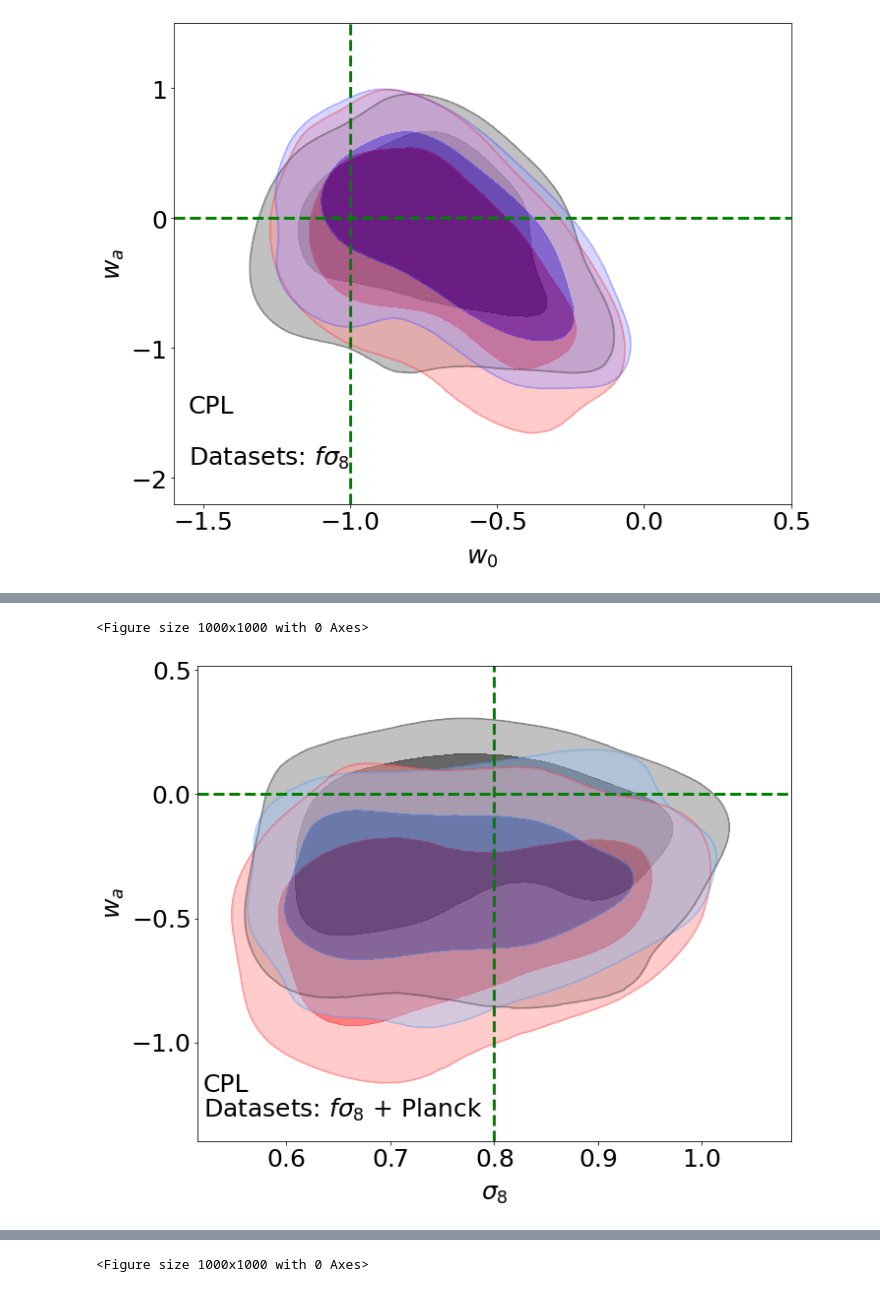
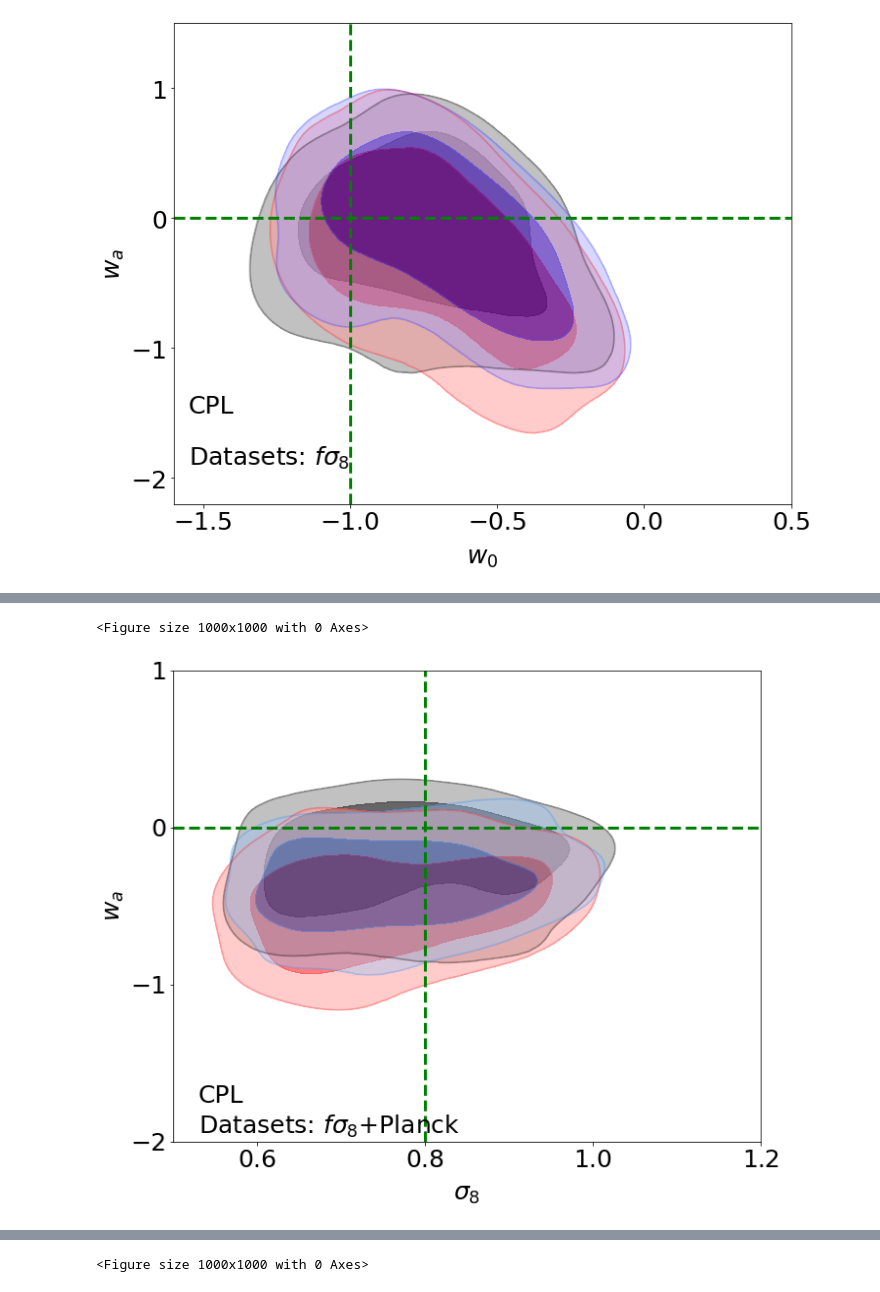
Before and after one commit to igomezv/neuralCosmoReconstruction, a Jupyter notebook: notebooks/getdist_waCDM_crann.ipynb, the cells around one changed output, grey strips where cells are left out. Cells and saved outputs as stored; diff of their text form; code cells hidden in the pictures.

Commit message:
update posterior plots

```diff
--- a/notebooks/getdist_waCDM_crann.ipynb
+++ b/notebooks/getdist_waCDM_crann.ipynb
@@ -20,8 +20,8 @@ $ \frac{H(z)^2}{H_0^2} = \Omega_{m,0}(1+z)^3 + (1-\Omega_{m,0})(1+z)^{3(1+\omega
 
 #### Defining file names for MCMC chains for posterior pdf sampling
 # %%
-dir_name = '/home/cosmocicatais/simpleMC/chains/'
-# dir_name = '/home/isidro/SimpleMC/chains/'
+# dir_name = '/home/cosmocicatais/simpleMC/chains/'
+dir_name = '/home/isidro/Documents/github/simplemc_tests/chains/'
 # dir_name = "chains/"
 
 dir_name_sn = dir_name + 'SN/'
@@ -521,31 +587,31 @@ Removed 0.1 as burn in
 # %%
 plt.figure(figsize=(10, 10), dpi=100)
 
 g2= plots.getSinglePlotter(chain_dir = dir_name_fs8_planck, width_inch= 10,
                           ratio = 0.8,
                           analysis_settings={'smooth_scale_2D': 0.5,
                                              'smooth_scale_1D': 0.5,
                                              'ignore_rows': 0.1})
 g2.settings.lab_fontsize = 25
 g2.settings.legend_fontsize = 25
 g2.settings.axes_fontsize = 25
 
 g2.plot_2d(roots_fs8_planck, 's8', 'wa', colors=['black', 'red'], filled=True,
            alphas = [0.6, 0.5, 0.4],
           legend_loc='upper right')
 
 # g2.add_legend(['Original', 'FFNN',
 #                                'FFNN+MC-DO'])
 
 g2.add_x_marker(0.8, color='green', lw=3.0)
 g2.add_y_marker(0, color='green', lw=3.0)
-# plt.xlim(-1.6,0.5)
-# plt.ylim(-2.2,1.5)
+plt.xlim(0.5,1.2)
+plt.ylim(-2, 1)
 # plt.text(-1.41, -1.1, 'CPL', fontsize=25)
 # plt.text(-1.41, -1.3, 'Datasets: $f_{\sigma_8}$ + Planck', fontsize=25)
-plt.text(0.52, -1.2, 'CPL', fontsize=25)
-plt.text(0.52, -1.3, 'Datasets: $f \sigma_8$ + Planck', fontsize=25)
+plt.text(0.53, -1.75, 'CPL', fontsize=25)
+plt.text(0.53, -1.95, 'Datasets: $f \sigma_8$+Planck', fontsize=25)
 plt.savefig('postFS8plancks8wa.png')
 # %% [output]
 <Figure size 1000x1000 with 0 Axes>
-[figure, old version]
+[figure, new version]
```
Also changed, not shown: parts of 69 cells of this notebook.
